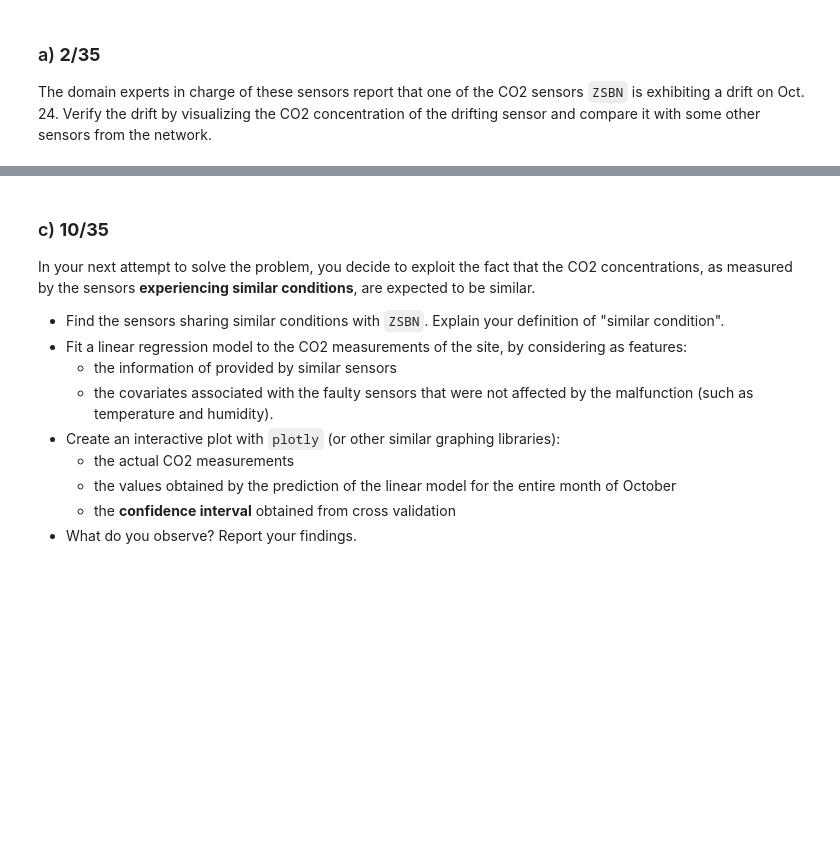
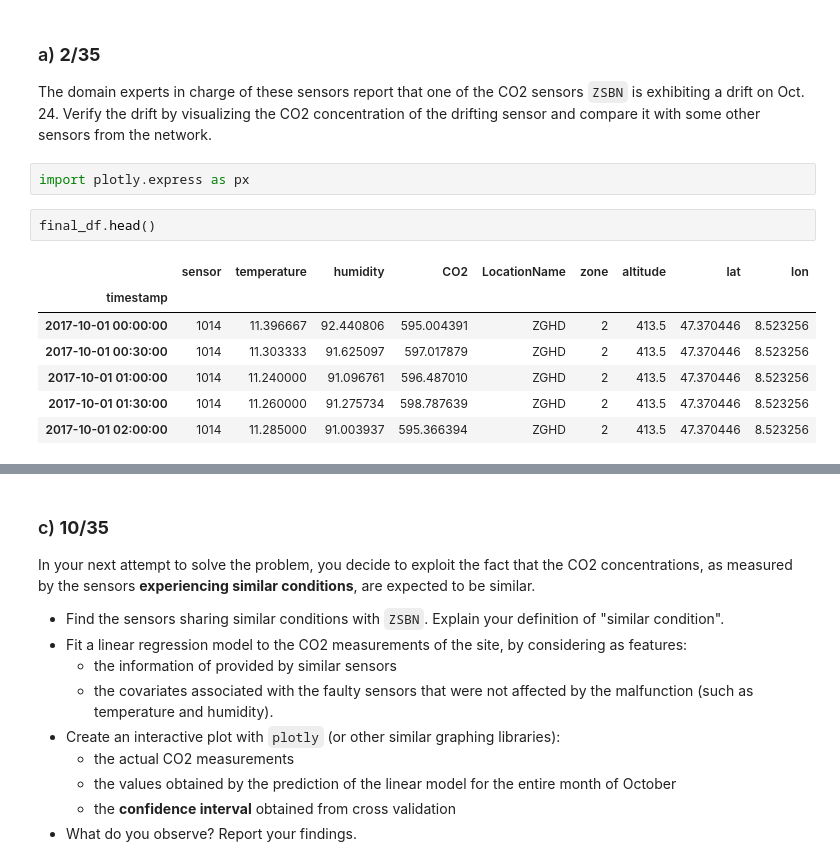
Before and after one commit to ayman-mezghani/dslab-hw1-Data_Science_with_CO2, a Jupyter notebook: notebooks/DSLab-homework1.ipynb, the cells around one changed output, grey strips where cells are left out. Cells and saved outputs as stored; diff of their text form; blank space fills up the shorter version.

```diff
--- a/notebooks/DSLab-homework1.ipynb
+++ b/notebooks/DSLab-homework1.ipynb
@@ -256,3 +332,15 @@ __Hints:__ Check following pages for more instructions:
 ### a) **2/35**
 
 The domain experts in charge of these sensors report that one of the CO2 sensors `ZSBN` is exhibiting a drift on Oct. 24. Verify the drift by visualizing the CO2 concentration of the drifting sensor and compare it with some other sensors from the network.
+# %%
+import plotly.express as px
+# %%
+final_df.head()
+# %% [output]
+|  | sensor | temperature | humidity | CO2 | LocationName | zone | altitude | lat | lon |
+| timestamp |  |  |  |  |  |  |  |  |  |
+| 2017-10-01 00:00:00 | 1014 | 11.396667 | 92.440806 | 595.004391 | ZGHD | 2 | 413.5 | 47.370446 | 8.523256 |
+| 2017-10-01 00:30:00 | 1014 | 11.303333 | 91.625097 | 597.017879 | ZGHD | 2 | 413.5 | 47.370446 | 8.523256 |
+| 2017-10-01 01:00:00 | 1014 | 11.240000 | 91.096761 | 596.487010 | ZGHD | 2 | 413.5 | 47.370446 | 8.523256 |
+| 2017-10-01 01:30:00 | 1014 | 11.260000 | 91.275734 | 598.787639 | ZGHD | 2 | 413.5 | 47.370446 | 8.523256 |
+| 2017-10-01 02:00:00 | 1014 | 11.285000 | 91.003937 | 595.366394 | ZGHD | 2 | 413.5 | 47.370446 | 8.523256 |
```
Also changed, not shown: parts of 15 cells of this notebook.
